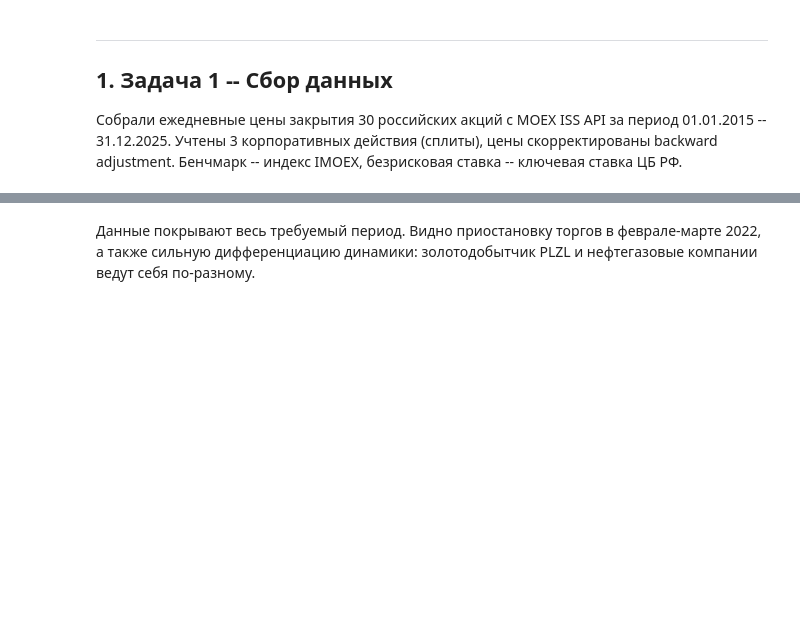
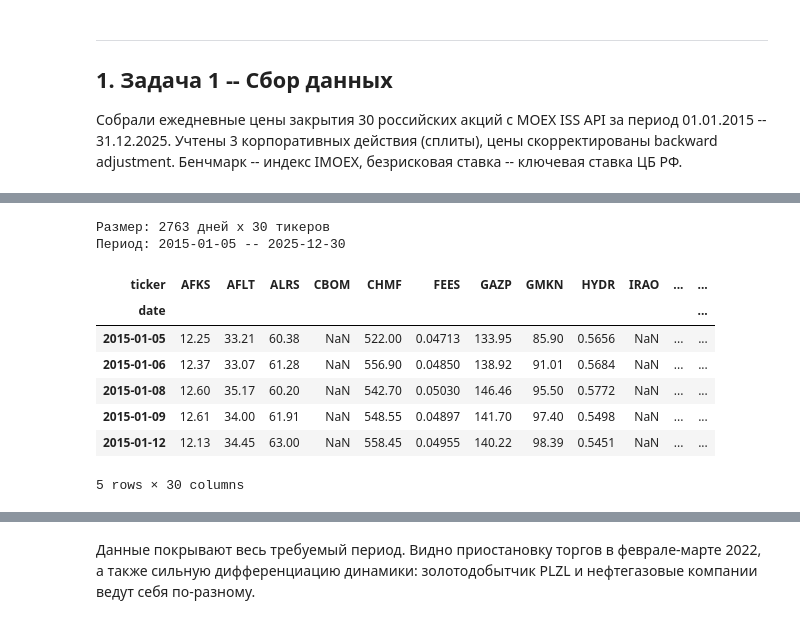
Before and after one commit to stareeg/risk-management, a Jupyter notebook: portfolio_analysis.ipynb, the cells around one changed output, grey strips where cells are left out. Cells and saved outputs as stored; diff of their text form; code cells hidden in the pictures; blank space fills up the shorter version.

```diff
--- a/portfolio_analysis.ipynb
+++ b/portfolio_analysis.ipynb
@@ -69 +100,19 @@ instruments
+# %%
+# скорректированные цены закрытия
+prices = pd.read_parquet(PROCESSED / 'prices_adjusted.parquet')
+prices = prices.pivot(index='date', columns='ticker', values='close_adj')
+print(f'Размер: {prices.shape[0]} дней x {prices.shape[1]} тикеров')
+print(f'Период: {prices.index.min().date()} -- {prices.index.max().date()}')
+prices.head()
+# %% [output]
+Размер: 2763 дней x 30 тикеров
+Период: 2015-01-05 -- 2025-12-30
+| ticker | AFKS | AFLT | ALRS | CBOM | CHMF | FEES | GAZP | GMKN | HYDR | IRAO | ... | ... |
+| date |  |  |  |  |  |  |  |  |  |  |  | ... |
+| 2015-01-05 | 12.25 | 33.21 | 60.38 | NaN | 522.00 | 0.04713 | 133.95 | 85.90 | 0.5656 | NaN | ... | ... |
+| 2015-01-06 | 12.37 | 33.07 | 61.28 | NaN | 556.90 | 0.04850 | 138.92 | 91.01 | 0.5684 | NaN | ... | ... |
+| 2015-01-08 | 12.60 | 35.17 | 60.20 | NaN | 542.70 | 0.05030 | 146.46 | 95.50 | 0.5772 | NaN | ... | ... |
+| 2015-01-09 | 12.61 | 34.00 | 61.91 | NaN | 548.55 | 0.04897 | 141.70 | 97.40 | 0.5498 | NaN | ... | ... |
+| 2015-01-12 | 12.13 | 34.45 | 63.00 | NaN | 558.45 | 0.04955 | 140.22 | 98.39 | 0.5451 | NaN | ... | ... |
+5 rows × 30 columns
 # %%
```
Also changed, not shown: parts of 14 cells of this notebook.
